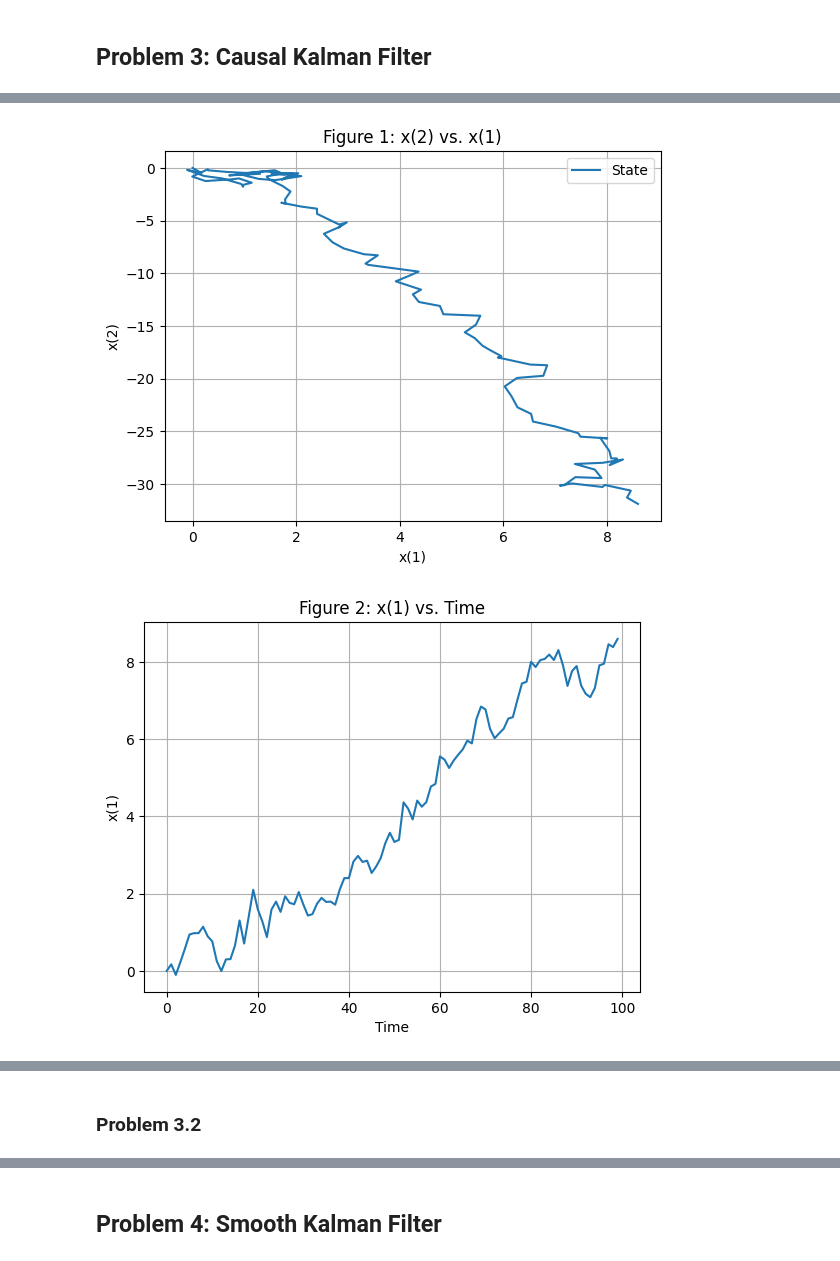
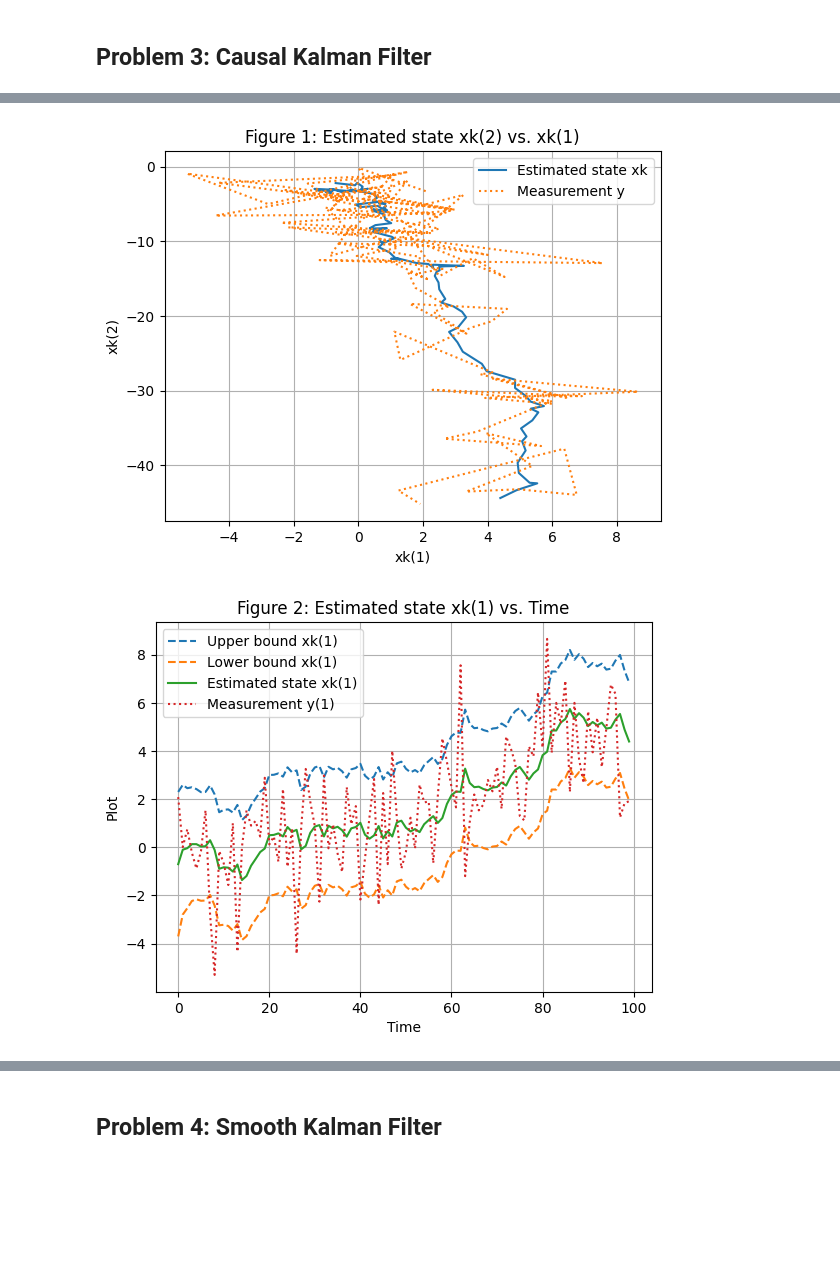
Before and after one commit to ardianugraha/ip-paris-signal-processing, a Jupyter notebook: Lab2/lab2.ipynb, the cells around one changed output, grey strips where cells are left out. Cells and saved outputs as stored; diff of their text form; code cells hidden in the pictures; blank space fills up the shorter version.

```diff
--- a/Lab2/lab2.ipynb
+++ b/Lab2/lab2.ipynb
@@ -62,11 +62,7 @@ C: [[1 0 0 0]
 Sigma_w = Qc
 
 def integrand(A, Ts, t, B, Sigma_w):
-    return np.dot(
-        np.dot(np.dot(np.dot(expm(A * (Ts - t)), B), Sigma_w),
-               np.transpose(B)),
-        np.transpose(expm(A * (Ts - t))),
-    )
+    return expm(A * (Ts - t)) @ B @ Sigma_w @ B.T @ expm(A * (Ts - t)).T
 
 def integrate_matrix(A, Ts, B, Sigma_w, num_steps=1000):
     t_values = np.linspace(0, Ts, num_steps)
@@ -74,6 +70,7 @@ def integrate_matrix(A, Ts, B, Sigma_w, num_steps=1000):
     integrated_matrix = trapz(integrand_values, x=t_values, axis=0)
     return integrated_matrix
 
-Cov_q = integrate_matrix(A, Ts, B, Sigma_w)
-print("Cov_q:", Cov_q)
+# calculate Cov(q) = Q
+Q = integrate_matrix(A, Ts, B, Sigma_w)
+print("Cov(q) = Q =", Q)
 # %% [output]
@@ -279,24 +233,31 @@ for k in range(N - 1):
 # %%
 # plot
-plt.plot(x_k_k[:, 0], x_k_k[:, 1], label="State")
-plt.xlabel("x(1)")
-plt.ylabel("x(2)")
-plt.title("Figure 1: x(2) vs. x(1)")
+plt.plot(x_k_k[:, 0], x_k_k[:, 1], label="Estimated state xk")
+plt.plot(y[:, 0], y[:, 1], ":", label="Measurement y")
+plt.xlabel("xk(1)")
+plt.ylabel("xk(2)")
+plt.title("Figure 1: Estimated state xk(2) vs. xk(1)")
 plt.grid(True)
 plt.legend()
 plt.show()
 
 t = np.arange(N)
 
 for k in range(4):
-    # plt.figure(figsize=(10, 30))
-    plt.plot(t, x_k_k[:, k], label=f"x({k + 1})")
-    # plt.yscale("log")
+    p = P_k_k[:, k, k]
+    plot1 = x_k_k[:, k] + 3 * np.sqrt(p)
+    plot2 = x_k_k[:, k] - 3 * np.sqrt(p)
+    plt.plot(t, plot1, "--", label=f"Upper bound xk({k + 1})")
+    plt.plot(t, plot2, "--", label=f"Lower bound xk({k + 1})")
+    plt.plot(t, x_k_k[:, k], label=f"Estimated state xk({k + 1})")
+    if k < 2:
+        plt.plot(t, y[:, k], ":", label=f"Measurement y({k+1})")
     plt.xlabel("Time")
-    plt.ylabel(f"x({k + 1})")
-    plt.title(f"Figure {k + 2}: x({k + 1}) vs. Time")
+    plt.ylabel("Plot")
+    plt.title(f"Figure {k + 2}: Estimated state xk({k + 1}) vs. Time")
     plt.grid(True)
+    plt.legend()
     plt.show()
 # %% [output]
-[figure, old version]
+[figure, new version]
-[figure, old version]
+[figure, new version]
@@ -306,2 +266,0 @@ for k in range(4):
-# %% [markdown]
-### Problem 3.2
```
Also changed, not shown: parts of 16 cells of this notebook.
